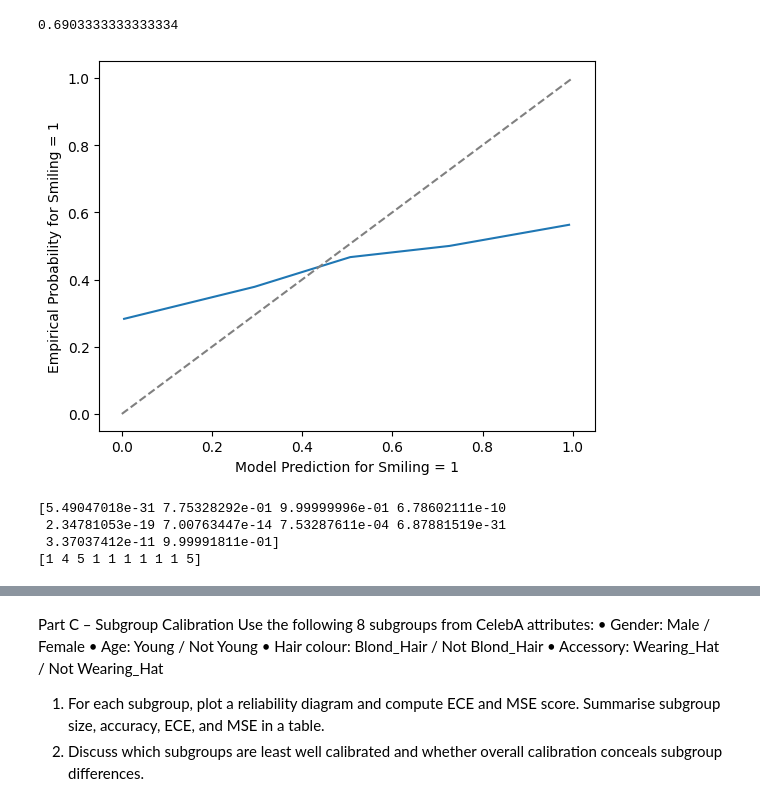
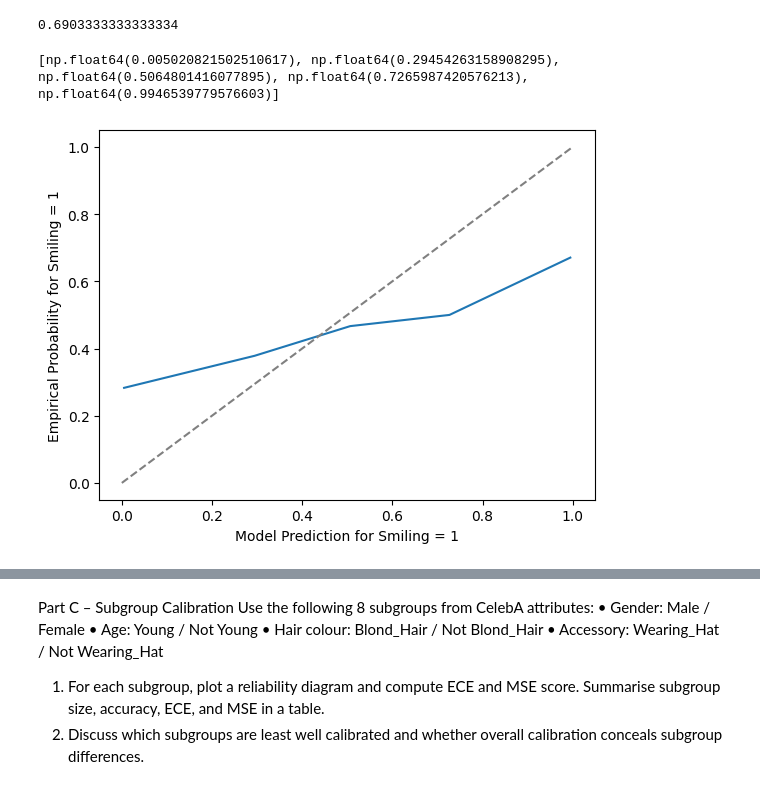
Before and after one commit to snailarani/cs342-project, a Jupyter notebook: project.ipynb, the cells around one changed output, grey strips where cells are left out. Saved outputs shown, nothing was run; the diff lists cells and outputs as text; code cells hidden in the pictures.

```diff
--- a/project.ipynb
+++ b/project.ipynb
@@ -239,44 +239,40 @@ def compute_pred_probabilities(features, label, label_class):
         if label_class == -1:
             label_class = 0
 
         # run softmax for normalisation
         prob = softmax(log_probs)[label_class]
+        # clip to prevent under/overflow
+        prob = np.clip(prob, 1e-15, 1 - (1e-15))
         pred_probs.append(prob)
 
     return np.array(pred_probs)
 
 
 # puts data into bins and returns the list of bins of which each value was assigned
 def bin_data(values):
+
     bins = np.linspace(0, 1, NUM_BINS+1)
-    bin_indices = np.digitize(values, bins) #right=True
+    bin_indices = np.digitize(values, bins, right=True)
+
     return bins, bin_indices
 
 
 def plot_reliability_graph(model_pred, empirical_prob, feature, class_label):
     plt.plot(model_pred, empirical_prob, label='Model calibration')
     plt.plot([0, 1], [0, 1], '--', color='gray')
     plt.xlabel("Model Prediction for " + feature + " = " + str(class_label))
     plt.ylabel("Empirical Probability for " + feature + " = " + str(class_label))
     plt.show()
 
-# pred_prob = compute_pred_probabilities(calibration_embed, "Smiling", -1)
-# pred, emp, count = compute_calibration(pred_prob, calibration_labels, "Smiling")
-# plot_reliability_graph(pred, emp, "Smiling", -1)
 
 pred_prob = compute_pred_probabilities(calibration_embed, "Smiling", 1)
 pred, emp, count = compute_calibration(pred_prob, calibration_labels, "Smiling")
 plot_reliability_graph(pred, emp, "Smiling", 1)
 
 bins, bin_indices = bin_data(pred_prob)
-print(pred_prob[:10])
-print(bin_indices[:10])
 # %% [output]
+[np.float64(0.005020821502510617), np.float64(0.29454263158908295), np.float64(0.5064801416077895), np.float64(0.7265987420576213), np.float64(0.9946539779576603)]
-[figure, old version]
+[figure, new version]
-[5.49047018e-31 7.75328292e-01 9.99999996e-01 6.78602111e-10
- 2.34781053e-19 7.00763447e-14 7.53287611e-04 6.87881519e-31
- 3.37037412e-11 9.99991811e-01]
-[1 4 5 1 1 1 1 1 1 5]
 # %%
 # Computing ECE and MSE
 
```
Also changed, not shown: parts of 4 cells of this notebook.
